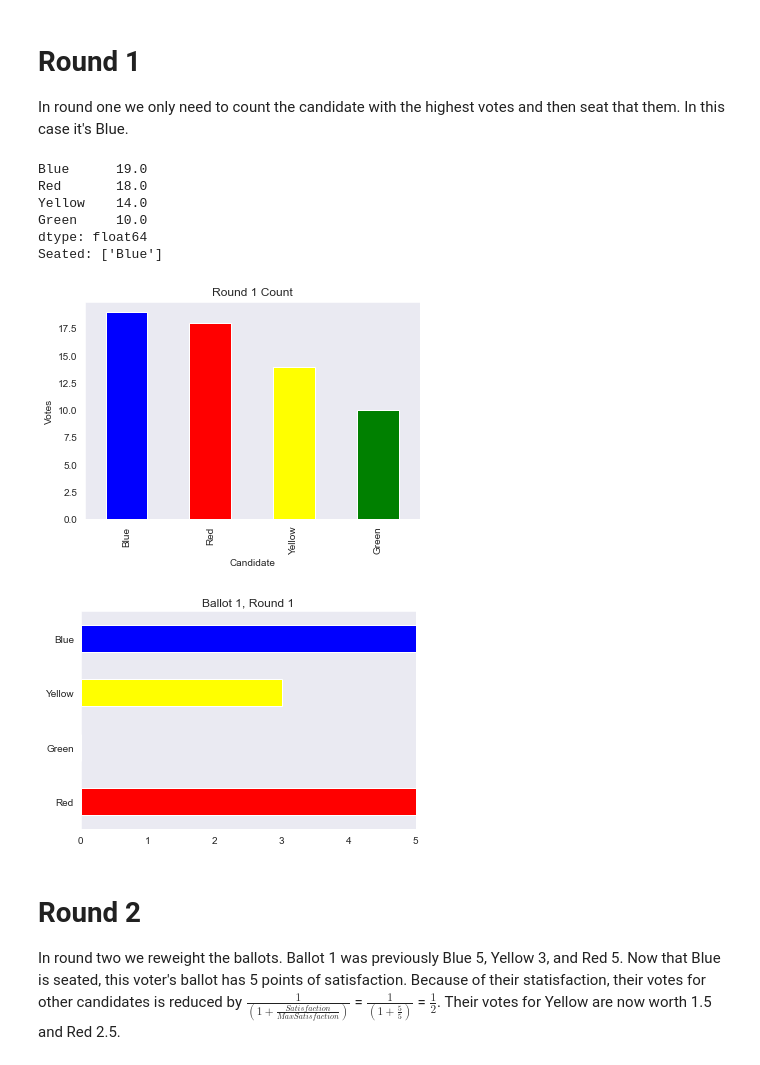
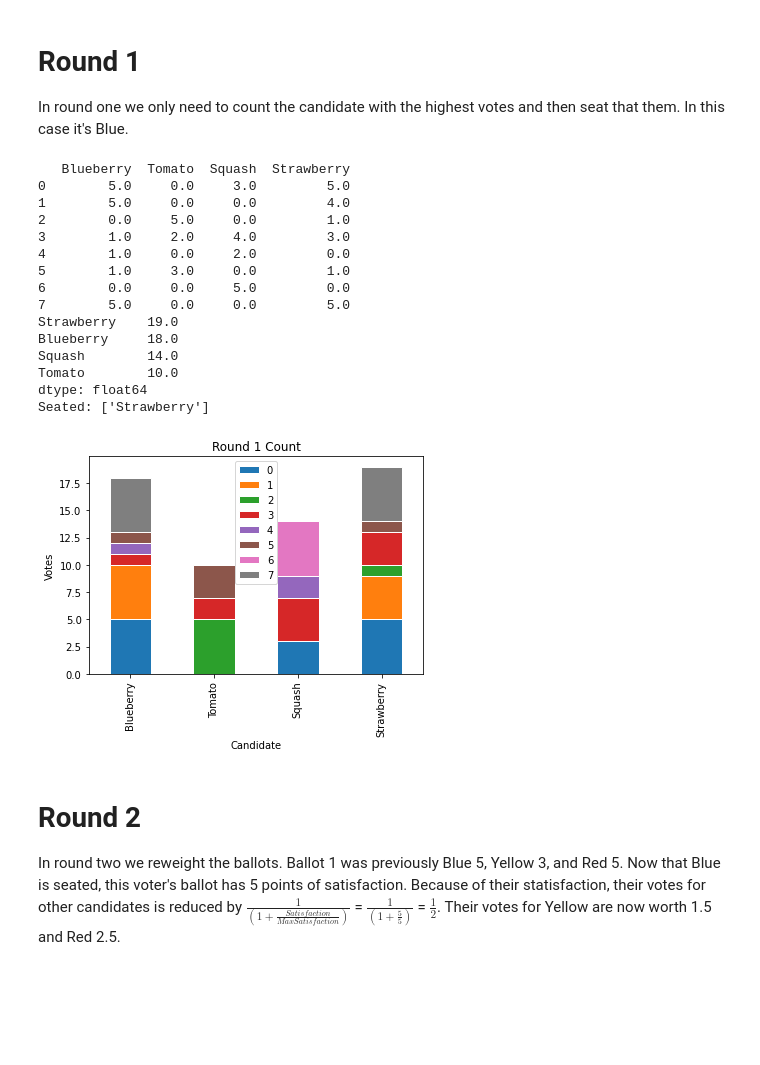
Before and after one commit to electionscience/election_methods, a Jupyter notebook: Illustrated SPAV.ipynb, the cells around one changed output. Cells and saved outputs as stored; diff of their text form; code cells hidden in the pictures; blank space fills up the shorter version.

```diff
--- a/Illustrated SPAV.ipynb
+++ b/Illustrated SPAV.ipynb
@@ -54,19 +44,26 @@ ballots, round_count = nextRound(ballots)
-# %%
-print(round_count)
-print(f"Seated: {seated }")
-plot_round_count(round_count)
-# %% [output]
-Blue      19.0
-Red       18.0
-Yellow    14.0
-Green     10.0
-dtype: float64
-Seated: ['Blue']
-[figure, removed]
-# %%
-plot_ballot(ballots.loc[0])
-# %% [output]
-[figure, removed]
+# %%
+figure = plot_round_count(ballots.drop(seated, axis=1))
+ballots, round_count = nextRound(ballots)
+print(ballots)
+print(round_count)
+print(f"Seated: {seated }")
+# %% [output]
+   Blueberry  Tomato  Squash  Strawberry
+0        5.0     0.0     3.0         5.0
+1        5.0     0.0     0.0         4.0
+2        0.0     5.0     0.0         1.0
+3        1.0     2.0     4.0         3.0
+4        1.0     0.0     2.0         0.0
+5        1.0     3.0     0.0         1.0
+6        0.0     0.0     5.0         0.0
+7        5.0     0.0     0.0         5.0
+Strawberry    19.0
+Blueberry     18.0
+Squash        14.0
+Tomato        10.0
+dtype: float64
+Seated: ['Strawberry']
+[figure, added]
 # %% [markdown]
 # Round 2
 
```
Also changed, not shown: parts of 8 cells of this notebook, 1 other file.
